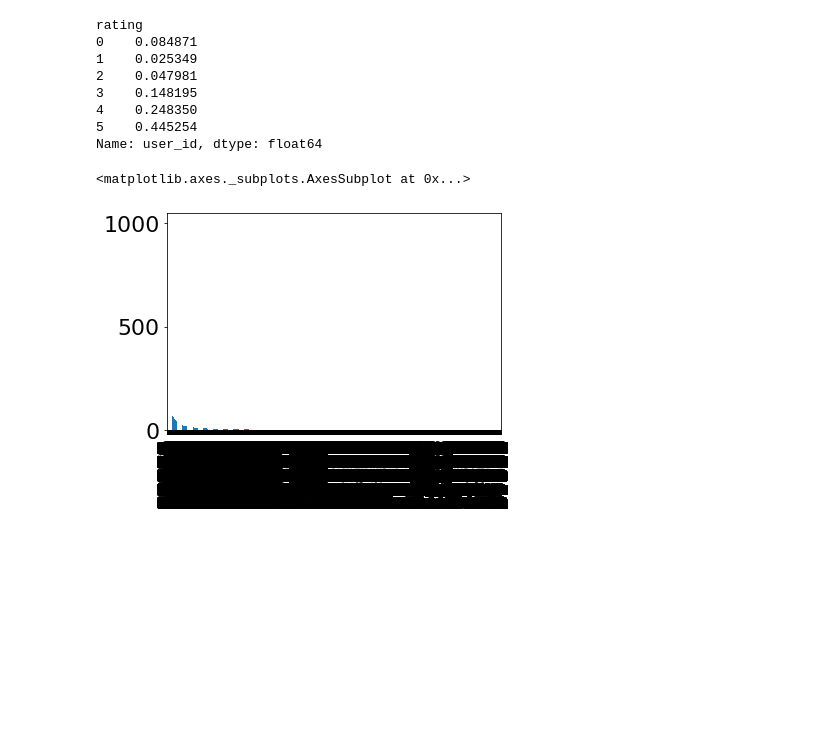
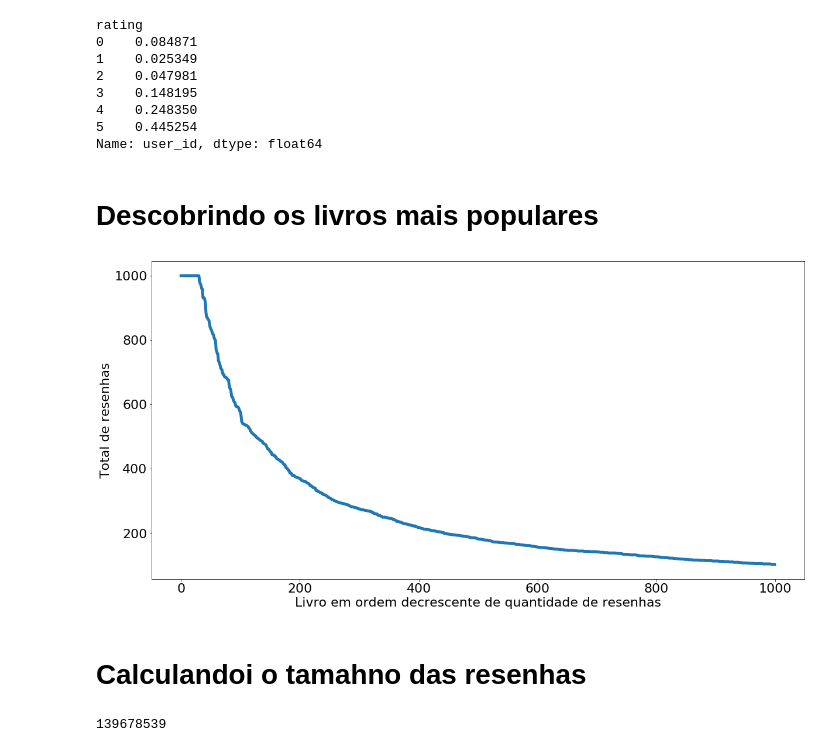
Before and after one commit to gdarruda/scrap-skoob, a Jupyter notebook: Analise.ipynb, the cells around one changed output. Drawn from its saved outputs; the diff is of its cells as text; code cells hidden in the pictures; blank space fills up the shorter version.

```diff
--- a/Analise.ipynb
+++ b/Analise.ipynb
@@ -1,4 +3,4 @@
 # %%
 import json
 
-books = json.load(open("output/reviewsSkoob.json"))
+books = json.load(open("scrap-skoob/output/reviewsSkoob.json"))
@@ -47,9 +52,23 @@ rating
 4    0.248350
 5    0.445254
 Name: user_id, dtype: float64
+# %% [markdown]
+# Descobrindo os livros mais populares
 # %%
+import numpy as np
+
 df_reviews_by_book = pd.DataFrame([(len(book['reviews']), book['book_name']) for book in books], columns=['qtd_reviews', 'livro'])
-df_reviews_by_book.sort_values(by=['qtd_reviews'], ascending=False)['qtd_reviews'].plot.bar()
+df_reviews_by_book.sort_values(by=['qtd_reviews'], ascending=False)['qtd_reviews'].values
+
+first_books = df_reviews_by_book.sort_values(by=['qtd_reviews'], ascending=False)['qtd_reviews'].values[:1000]
+
+plt.rcParams.update({'font.size': 22})
+plt.figure(figsize=(20,10))
+plt.plot(np.arange(1000), first_books, linewidth=5)
+plt.xlabel('Livro em ordem decrescente de quantidade de resenhas')
+plt.ylabel('Total de resenhas')
+plt.show()
 # %% [output]
-<matplotlib.axes._subplots.AxesSubplot at 0x...>
-[figure, old version]
+[figure, new version]
+# %% [markdown]
+# Calculandoi o tamahno das resenhas
@@ -55,0 +81,5 @@ df_reviews_by_book.sort_values(by=['qtd_reviews'], ascending=False)['qtd_reviews
+# %%
+review_lens = [len(review) + 1 for review in df_reciews_tokenized]
+sum(review_lens) - len(review_lens)
+# %% [output]
+139678539
```
Also changed, not shown: parts of 7 cells of this notebook.
